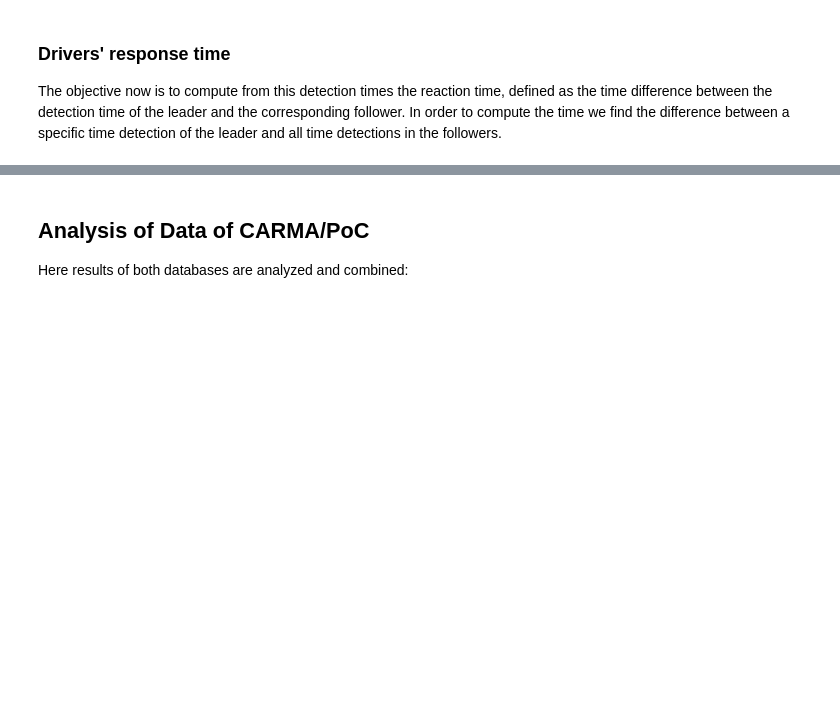
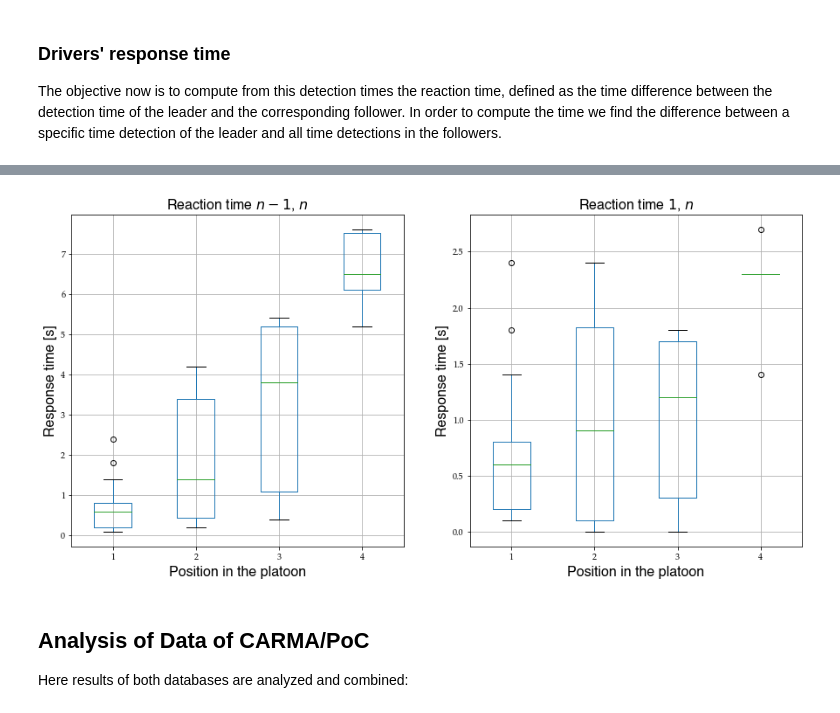
Before and after one commit to licit-lab/vrt_analysis, a Jupyter notebook: TF-AnalysisResponseTime.ipynb, the cells around one changed output, grey strips where cells are left out. Saved outputs shown, nothing was run; the diff lists cells and outputs as text; code cells hidden in the pictures; blank space fills up the shorter version.

```diff
--- a/TF-AnalysisResponseTime.ipynb
+++ b/TF-AnalysisResponseTime.ipynb
@@ -485,3 +590,25 @@ ax.set_ylabel('Relative Frequency');
+# %%
+f, ax = plt.subplots(1,2,figsize = (15,7))
+
+
+dflead_time = pd.DataFrame(total_resp_lead, columns = [1,2,3,4])
+dflead_time[dflead_time>10] = np.nan
+dflead_time.boxplot(ax=ax[0]);
+ax[1].set_ylabel('Response time [s]',**hfont);
+ax[1].set_xlabel('Position in the platoon',**hfont);
+ax[1].set_title('Reaction time $1$, $n$',**hfont);
+
+
+dfresp_time = pd.DataFrame(total_resp_time, columns = [1,2,3,4])
+dfresp_time[dfresp_time>10] = np.nan
+dfresp_time.boxplot(ax= ax[1]);
+ax[0].set_ylabel('Response time [s]',**hfont);
+ax[0].set_xlabel('Position in the platoon',**hfont);
+ax[0].set_title('Reaction time $n-1$, $n$',**hfont);
+
+plt.savefig("data/media/Fig5ResponseTimePosition.png")
+# %% [output]
+[figure, added]
 # %% [markdown]
 ## Analysis of Data of CARMA/PoC
 
```
Also changed, not shown: parts of 8 cells of this notebook, 3 other files.
